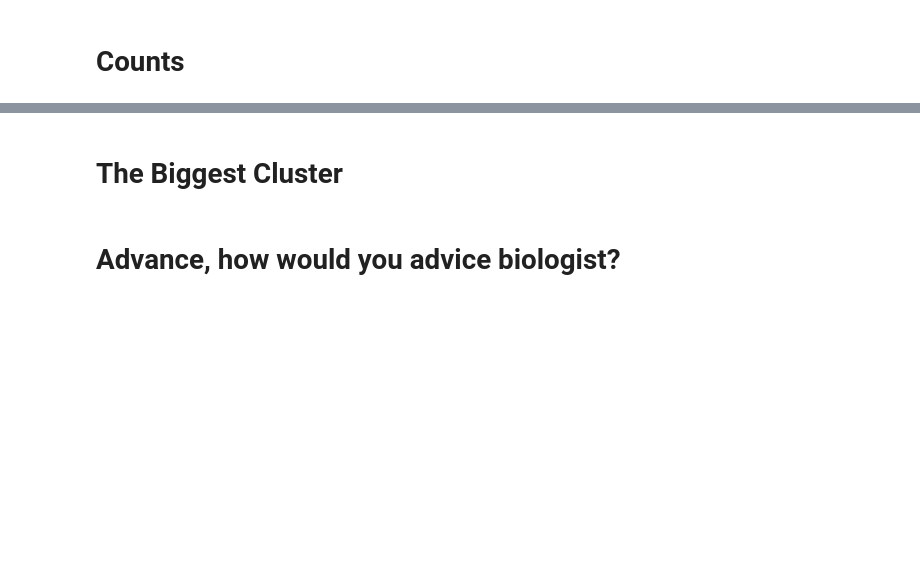
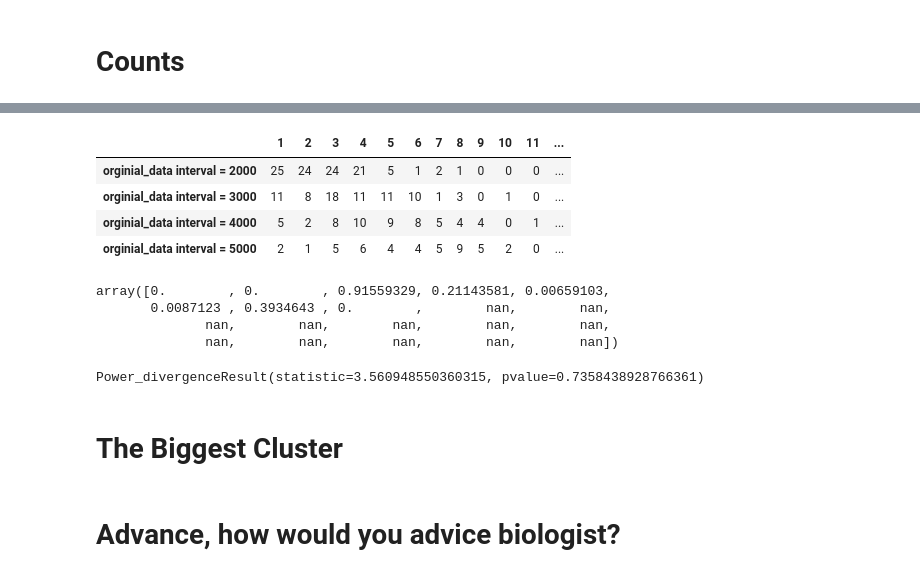
Before and after one commit to shy166/Data-Science-Investigation-Project, a Jupyter notebook: 189/hw3/study case 3 v2.ipynb, the cells around one changed output, grey strips where cells are left out. Cells and saved outputs as stored; diff of their text form; code cells hidden in the pictures; blank space fills up the shorter version.

```diff
--- a/189/hw3/study case 3 v2.ipynb
+++ b/189/hw3/study case 3 v2.ipynb
@@ -216,0 +272,8 @@ Power_divergenceResult(statistic=539551.2538835375, pvalue=0.0)
+# %%
+obs
+# %% [output]
+|  | 1 | 2 | 3 | 4 | 5 | 6 | 7 | 8 | 9 | 10 | 11 | ... |
+| orginial_data interval = 2000 | 25 | 24 | 24 | 21 | 5 | 1 | 2 | 1 | 0 | 0 | 0 | ... |
+| orginial_data interval = 3000 | 11 | 8 | 18 | 11 | 11 | 10 | 1 | 3 | 0 | 1 | 0 | ... |
+| orginial_data interval = 4000 | 5 | 2 | 8 | 10 | 9 | 8 | 5 | 4 | 4 | 0 | 1 | ... |
+| orginial_data interval = 5000 | 2 | 1 | 5 | 6 | 4 | 4 | 5 | 9 | 5 | 2 | 0 | ... |
@@ -217,3 +282,14 @@ Power_divergenceResult(statistic=539551.2538835375, pvalue=0.0)
+# %%
+for i in range(len(obs)):
+# %% [output]
+array([0.        , 0.        , 0.91559329, 0.21143581, 0.00659103,
+       0.0087123 , 0.3934643 , 0.        ,        nan,        nan,
+              nan,        nan,        nan,        nan,        nan,
+              nan,        nan,        nan,        nan,        nan])
+# %%
+chisquare(obs.iloc[0,:7], exp.iloc[0,:7])
+# %% [output]
+Power_divergenceResult(statistic=3.560948550360315, pvalue=0.7358438928766361)
 # %% [markdown]
 # The Biggest Cluster
 # %% [markdown]
```
Also changed, not shown: parts of 29 cells of this notebook, 3 other files.
